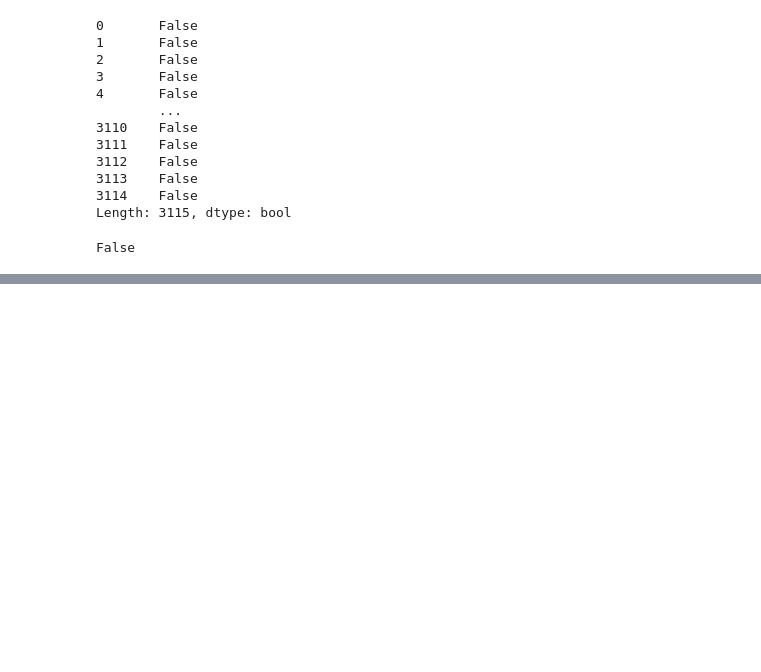
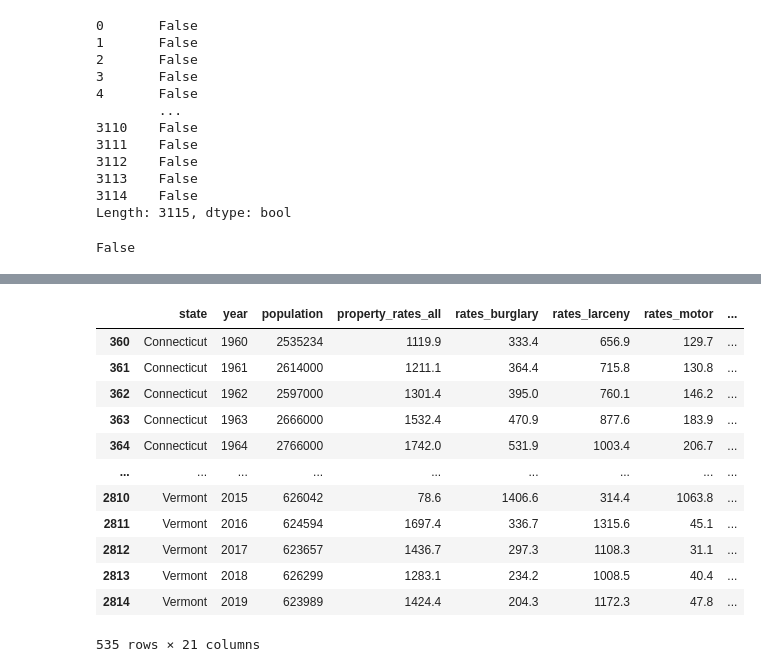
Before and after one commit to ayushiiamin/Data-Visualization-Portfolio, a Jupyter notebook: Lab 4/Lab4DV.ipynb, the cells around one changed output, grey strips where cells are left out. Saved outputs shown, nothing was run; the diff lists cells and outputs as text; code cells hidden in the pictures; blank space fills up the shorter version.

```diff
--- a/Lab 4/Lab4DV.ipynb
+++ b/Lab 4/Lab4DV.ipynb
@@ -39,0 +120,27 @@ for i in range(3115):
+# %%
+northeastRegion_df = df[
+    (df["state"] == "Connecticut")
+    | (df["state"] == "Maine")
+    | (df["state"] == "Massachusetts")
+    | (df["state"] == "New Hampshire")
+    | (df["state"] == "Rhode Island")
+    | (df["state"] == "Vermont")
+    | (df["state"] == "New Jersey")
+    | (df["state"] == "New York")
+    | (df["state"] == "Pennsylvania")]
+display(northeastRegion_df)
+northeastRegion_df.to_csv("data/northEastRegionUS.csv", index=False)
+# %% [output]
+|  | state | year | population | property_rates_all | rates_burglary | rates_larceny | rates_motor | ... |
+| 360 | Connecticut | 1960 | 2535234 | 1119.9 | 333.4 | 656.9 | 129.7 | ... |
+| 361 | Connecticut | 1961 | 2614000 | 1211.1 | 364.4 | 715.8 | 130.8 | ... |
+| 362 | Connecticut | 1962 | 2597000 | 1301.4 | 395.0 | 760.1 | 146.2 | ... |
+| 363 | Connecticut | 1963 | 2666000 | 1532.4 | 470.9 | 877.6 | 183.9 | ... |
+| 364 | Connecticut | 1964 | 2766000 | 1742.0 | 531.9 | 1003.4 | 206.7 | ... |
+| ... | ... | ... | ... | ... | ... | ... | ... | ... |
+| 2810 | Vermont | 2015 | 626042 | 78.6 | 1406.6 | 314.4 | 1063.8 | ... |
+| 2811 | Vermont | 2016 | 624594 | 1697.4 | 336.7 | 1315.6 | 45.1 | ... |
+| 2812 | Vermont | 2017 | 623657 | 1436.7 | 297.3 | 1108.3 | 31.1 | ... |
+| 2813 | Vermont | 2018 | 626299 | 1283.1 | 234.2 | 1008.5 | 40.4 | ... |
+| 2814 | Vermont | 2019 | 623989 | 1424.4 | 204.3 | 1172.3 | 47.8 | ... |
+535 rows × 21 columns
```
Also changed, not shown: parts of 11 cells of this notebook, 14 other files.
